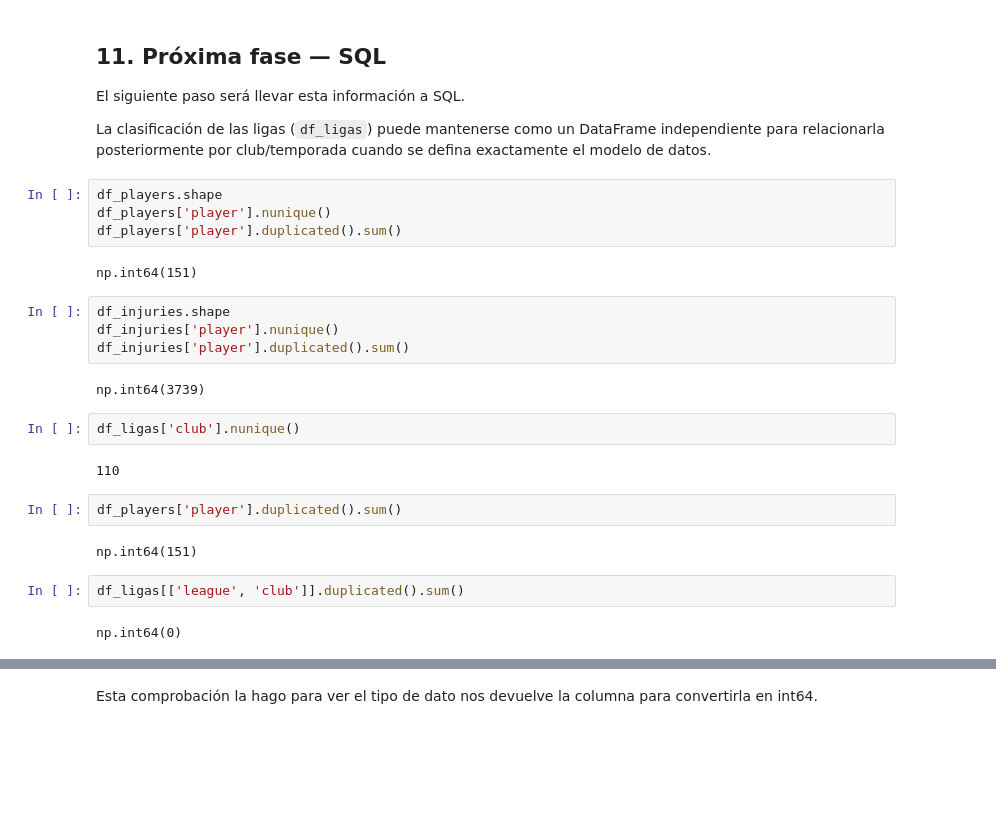
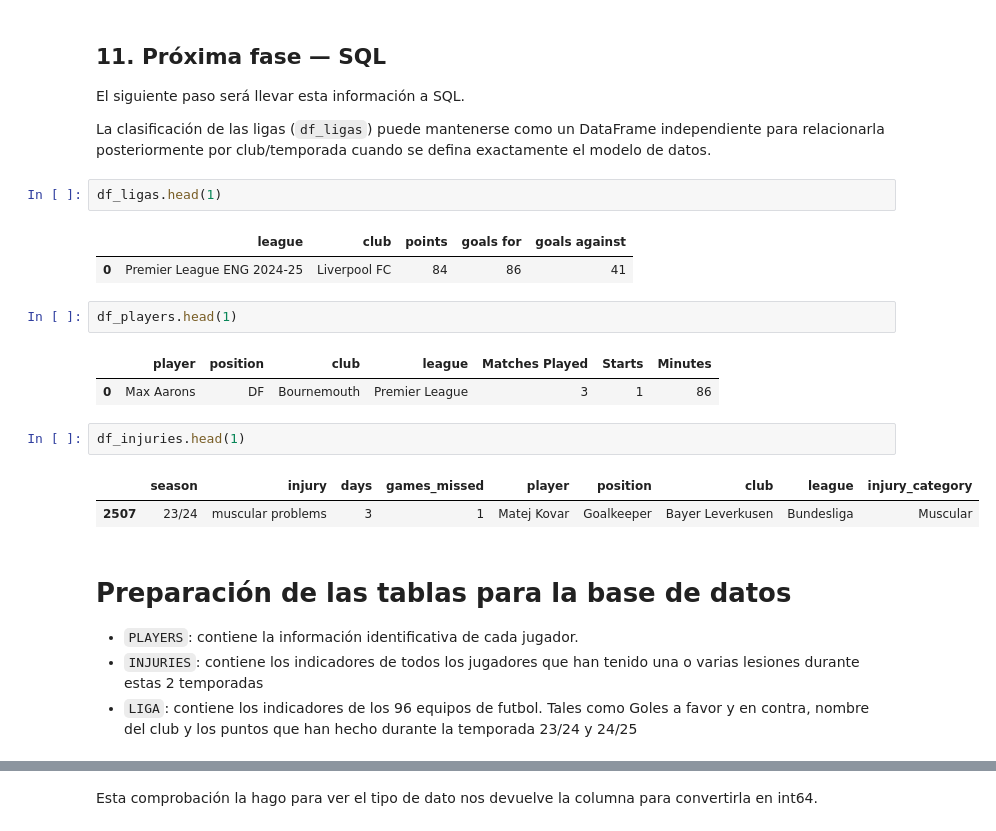
Before and after one commit to MMEKUSS/PROYECTO_FUTBOL, a Jupyter notebook: Proyecto_Futbol_ordenado.ipynb, the cells around one changed output, grey strips where cells are left out. Saved outputs shown, nothing was run; the diff lists cells and outputs as text; blank space fills up the shorter version.

```diff
--- a/Proyecto_Futbol_ordenado.ipynb
+++ b/Proyecto_Futbol_ordenado.ipynb
@@ -385,27 +425,23 @@ Index(['league', 'club', 'points', 'goals for', 'goals against'], dtype='str')
 El siguiente paso será llevar esta información a SQL.
 
 La clasificación de las ligas (`df_ligas`) puede mantenerse como un DataFrame independiente para relacionarla posteriormente por club/temporada cuando se defina exactamente el modelo de datos.
-# %%
-df_players.shape
-df_players['player'].nunique()
-df_players['player'].duplicated().sum()
-# %% [output]
-np.int64(151)
-# %%
-df_injuries.shape
-df_injuries['player'].nunique()
-df_injuries['player'].duplicated().sum()
-# %% [output]
-np.int64(3739)
-# %%
-df_ligas['club'].nunique()
-# %% [output]
-110
-# %%
-df_players['player'].duplicated().sum()
-# %% [output]
-np.int64(151)
-# %%
-df_ligas[['league', 'club']].duplicated().sum()
-# %% [output]
-np.int64(0)
+# %%
+df_ligas.head(1)
+# %% [output]
+|  | league | club | points | goals for | goals against |
+| 0 | Premier League ENG 2024-25 | Liverpool FC | 84 | 86 | 41 |
+# %%
+df_players.head(1)
+# %% [output]
+|  | player | position | club | league | Matches Played | Starts | Minutes |
+| 0 | Max Aarons | DF | Bournemouth | Premier League | 3 | 1 | 86 |
+# %%
+df_injuries.head(1)
+# %% [output]
+|  | season | injury | days | games_missed | player | position | club | league | injury_category |
+| 2507 | 23/24 | muscular problems | 3 | 1 | Matej Kovar | Goalkeeper | Bayer Leverkusen | Bundesliga | Muscular |
+# %% [markdown]
+# Preparación de las tablas para la base de datos
+- `PLAYERS`: contiene la información identificativa de cada jugador.
+- `INJURIES`: contiene los indicadores de todos los jugadores que han tenido una o varias lesiones durante estas 2 temporadas
+- `LIGA`: contiene los indicadores de los 96 equipos de futbol. Tales como Goles a favor y en contra, nombre del club y los puntos que han hecho durante la temporada 23/24 y 24/25
```
Also changed, not shown: parts of 25 cells of this notebook, 4 other files.
